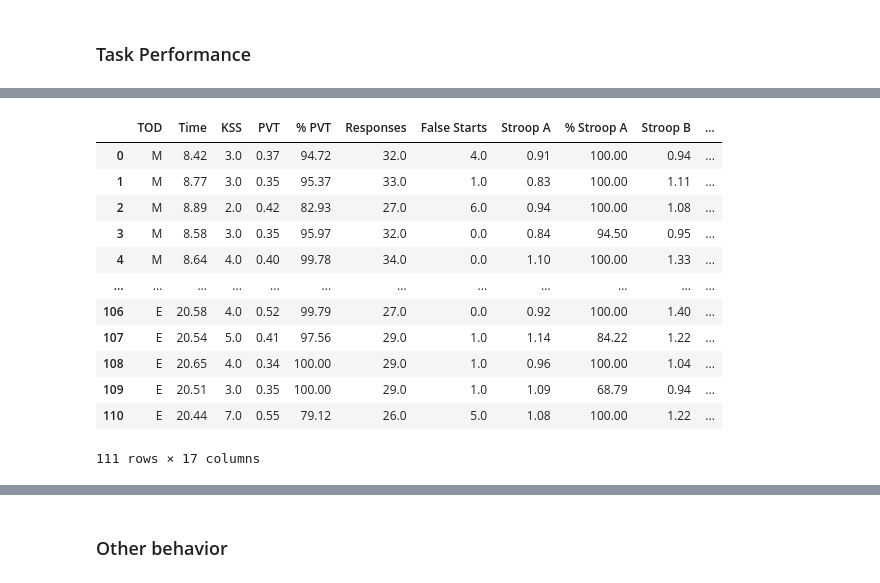
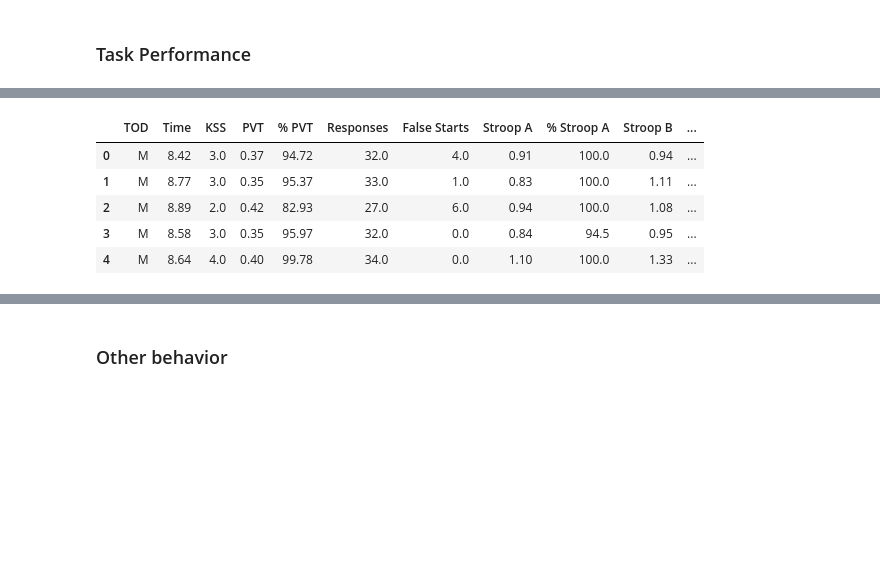
Before and after one commit to Wetiqe/MSc-Data-Analysis, a Jupyter notebook: scripts/correlation.ipynb, the cells around one changed output, grey strips where cells are left out. Cells and saved outputs as stored; diff of their text form; code cells hidden in the pictures; blank space fills up the shorter version.

```diff
--- a/scripts/correlation.ipynb
+++ b/scripts/correlation.ipynb
@@ -163,22 +171,15 @@ sns.heatmap(performance.iloc[:,2:].corr(), cmap="RdBu_r", vmin=-1)
 # %%
 per_a = performance[performance['TOD']=='A'].iloc[:,2:] ; per_m = performance[performance['TOD']=='M'].iloc[:,2:]
 per_e = performance[performance['TOD']=='E'].iloc[:,2:]
 per_mae = pd.concat([per_m, per_a, per_e], axis=0).reset_index(drop=True)
-per_mae
+per_mae.head()
 # %% [output]
 |  | TOD | Time | KSS | PVT | % PVT | Responses | False Starts | Stroop A | % Stroop A | Stroop B | ... |
-| 0 | M | 8.42 | 3.0 | 0.37 | 94.72 | 32.0 | 4.0 | 0.91 | 100.00 | 0.94 | ... |
-| 1 | M | 8.77 | 3.0 | 0.35 | 95.37 | 33.0 | 1.0 | 0.83 | 100.00 | 1.11 | ... |
-| 2 | M | 8.89 | 2.0 | 0.42 | 82.93 | 27.0 | 6.0 | 0.94 | 100.00 | 1.08 | ... |
-| 3 | M | 8.58 | 3.0 | 0.35 | 95.97 | 32.0 | 0.0 | 0.84 | 94.50 | 0.95 | ... |
-| 4 | M | 8.64 | 4.0 | 0.40 | 99.78 | 34.0 | 0.0 | 1.10 | 100.00 | 1.33 | ... |
-| ... | ... | ... | ... | ... | ... | ... | ... | ... | ... | ... | ... |
-| 106 | E | 20.58 | 4.0 | 0.52 | 99.79 | 27.0 | 0.0 | 0.92 | 100.00 | 1.40 | ... |
-| 107 | E | 20.54 | 5.0 | 0.41 | 97.56 | 29.0 | 1.0 | 1.14 | 84.22 | 1.22 | ... |
-| 108 | E | 20.65 | 4.0 | 0.34 | 100.00 | 29.0 | 1.0 | 0.96 | 100.00 | 1.04 | ... |
-| 109 | E | 20.51 | 3.0 | 0.35 | 100.00 | 29.0 | 1.0 | 1.09 | 68.79 | 0.94 | ... |
-| 110 | E | 20.44 | 7.0 | 0.55 | 79.12 | 26.0 | 5.0 | 1.08 | 100.00 | 1.22 | ... |
+| 0 | M | 8.42 | 3.0 | 0.37 | 94.72 | 32.0 | 4.0 | 0.91 | 100.0 | 0.94 | ... |
+| 1 | M | 8.77 | 3.0 | 0.35 | 95.37 | 33.0 | 1.0 | 0.83 | 100.0 | 1.11 | ... |
+| 2 | M | 8.89 | 2.0 | 0.42 | 82.93 | 27.0 | 6.0 | 0.94 | 100.0 | 1.08 | ... |
+| 3 | M | 8.58 | 3.0 | 0.35 | 95.97 | 32.0 | 0.0 | 0.84 | 94.5 | 0.95 | ... |
+| 4 | M | 8.64 | 4.0 | 0.40 | 99.78 | 34.0 | 0.0 | 1.10 | 100.0 | 1.33 | ... |
-111 rows × 17 columns
 # %%
 df_fo_perform = pd.concat([fo, per_mae], axis=1)
 df_fo_perform.head()
```
Also changed, not shown: parts of 23 cells of this notebook, 1 other file.
